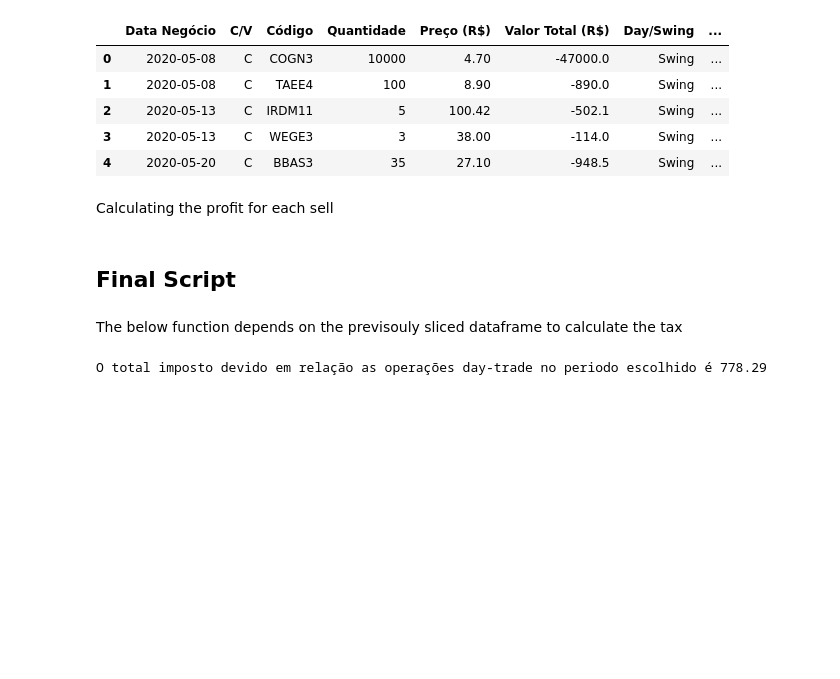
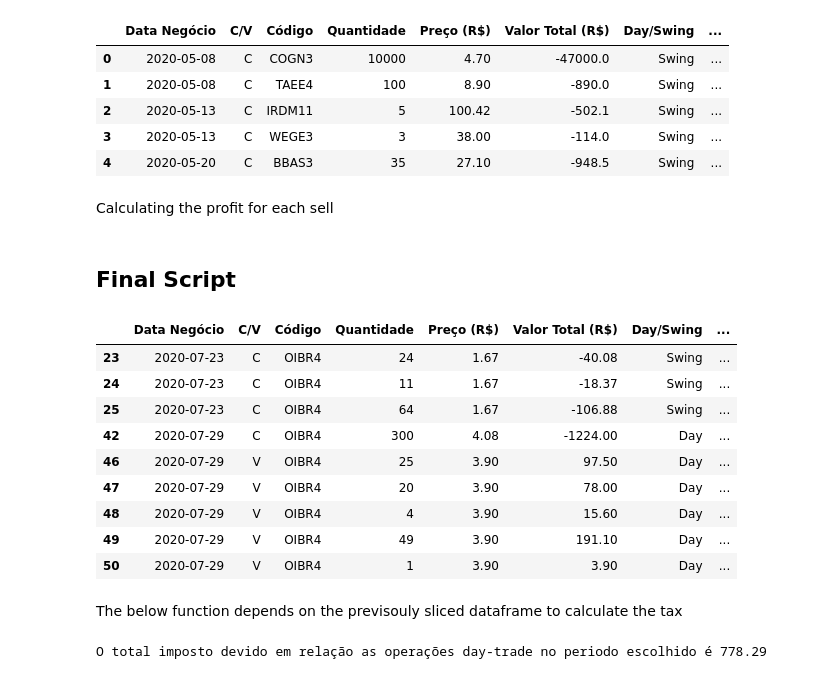
Before and after one commit to vnikoofard/ibovespa-imposto, a Jupyter notebook: ibovespa.ipynb, the cells around one changed output. Cells and saved outputs as stored; diff of their text form; code cells hidden in the pictures; blank space fills up the shorter version.

```diff
--- a/ibovespa.ipynb
+++ b/ibovespa.ipynb
@@ -230,6 +276,19 @@ def general_view(df1):
     return df
 # %%
 test = general_view(df_orig)
+# %%
+test[test['Código'] == "OIBR4"]
+# %% [output]
+|  | Data Negócio | C/V | Código | Quantidade | Preço (R$) | Valor Total (R$) | Day/Swing | ... |
+| 23 | 2020-07-23 | C | OIBR4 | 24 | 1.67 | -40.08 | Swing | ... |
+| 24 | 2020-07-23 | C | OIBR4 | 11 | 1.67 | -18.37 | Swing | ... |
+| 25 | 2020-07-23 | C | OIBR4 | 64 | 1.67 | -106.88 | Swing | ... |
+| 42 | 2020-07-29 | C | OIBR4 | 300 | 4.08 | -1224.00 | Day | ... |
+| 46 | 2020-07-29 | V | OIBR4 | 25 | 3.90 | 97.50 | Day | ... |
+| 47 | 2020-07-29 | V | OIBR4 | 20 | 3.90 | 78.00 | Day | ... |
+| 48 | 2020-07-29 | V | OIBR4 | 4 | 3.90 | 15.60 | Day | ... |
+| 49 | 2020-07-29 | V | OIBR4 | 49 | 3.90 | 191.10 | Day | ... |
+| 50 | 2020-07-29 | V | OIBR4 | 1 | 3.90 | 3.90 | Day | ... |
 # %% [markdown]
 The below function depends on the previsouly sliced dataframe to calculate the tax
 # %%
```
Also changed, not shown: parts of 7 cells of this notebook, 1 other file.
